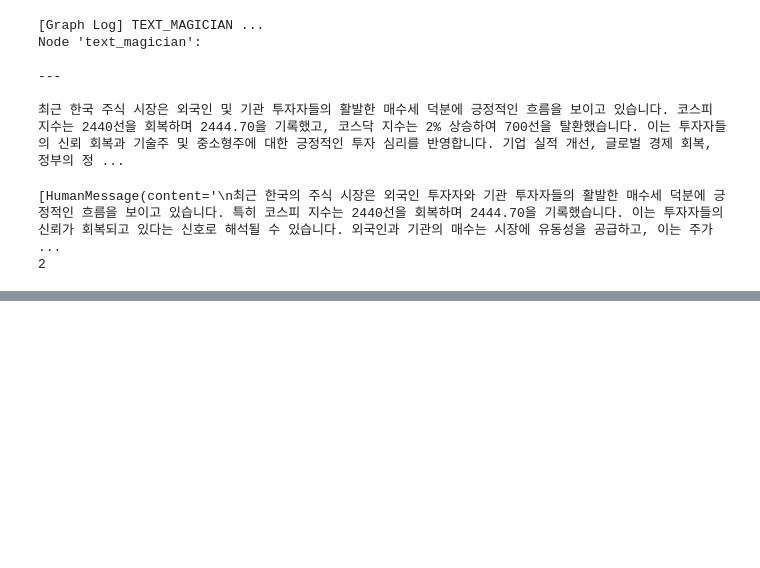
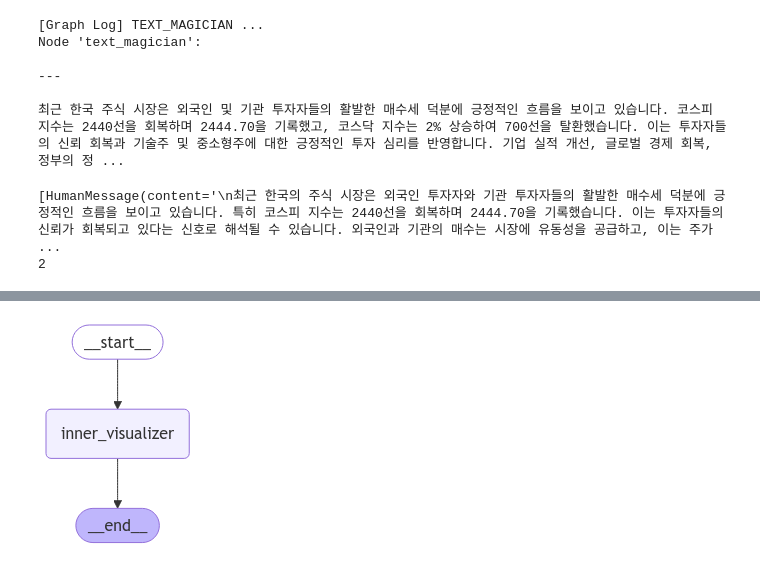
Before and after one commit to greatsangho/SKN05-FINAL-3TEAM, a Jupyter notebook: model/merge_process.ipynb, the cells around one changed output, grey strips where cells are left out. Cells and saved outputs as stored; diff of their text form; code cells hidden in the pictures; blank space fills up the shorter version.

```diff
--- a/model/merge_process.ipynb
+++ b/model/merge_process.ipynb
@@ -267,0 +321,15 @@ print(len(value["messages"]))
+# %%
+workflow = StateGraph(State)
+
+workflow.add_node("inner_visualizer", inner_visualizer_node)
+
+workflow.add_edge(START, "inner_visualizer")
+workflow.add_edge("inner_visualizer", END)
+
+app = workflow.compile()
+# %%
+from IPython.display import Image, display
+
+display(Image(app.get_graph().draw_mermaid_png()))
+# %% [output]
+[figure, added]
```
Also changed, not shown: parts of 17 cells of this notebook, 11 other files.
